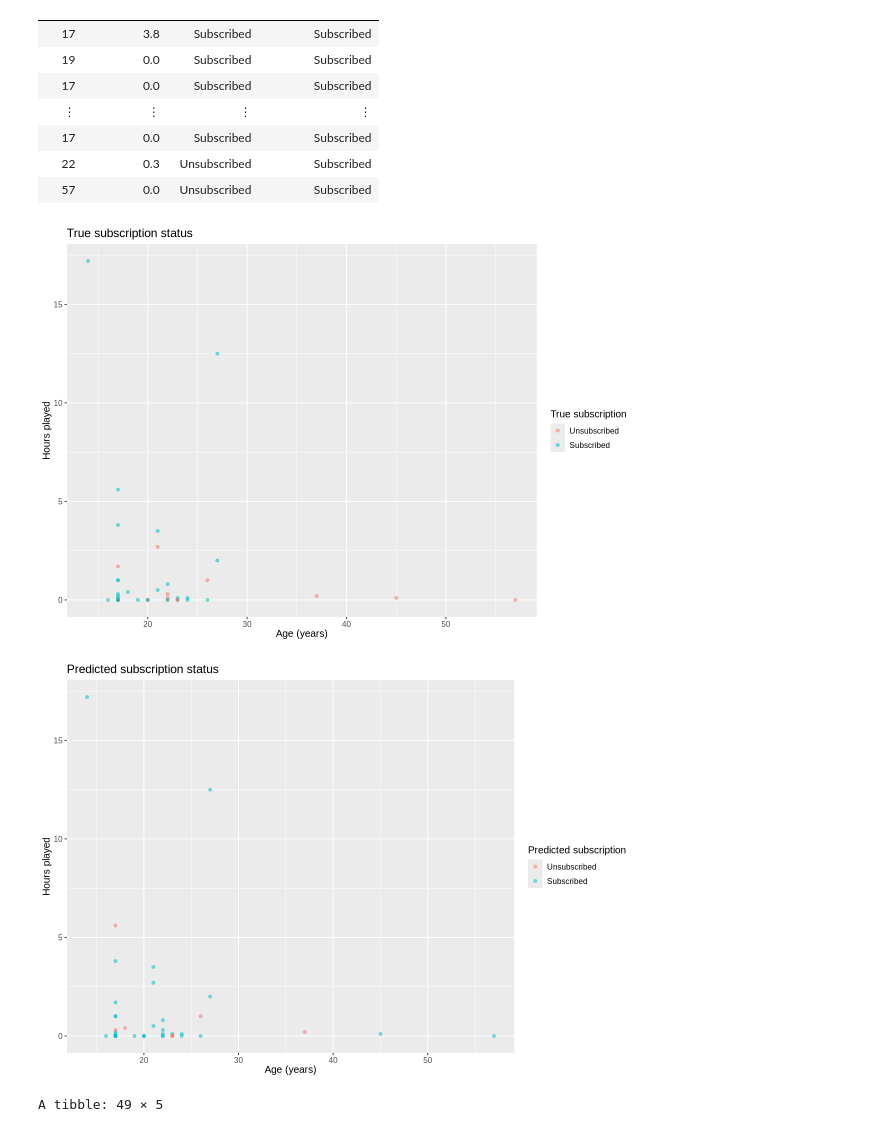
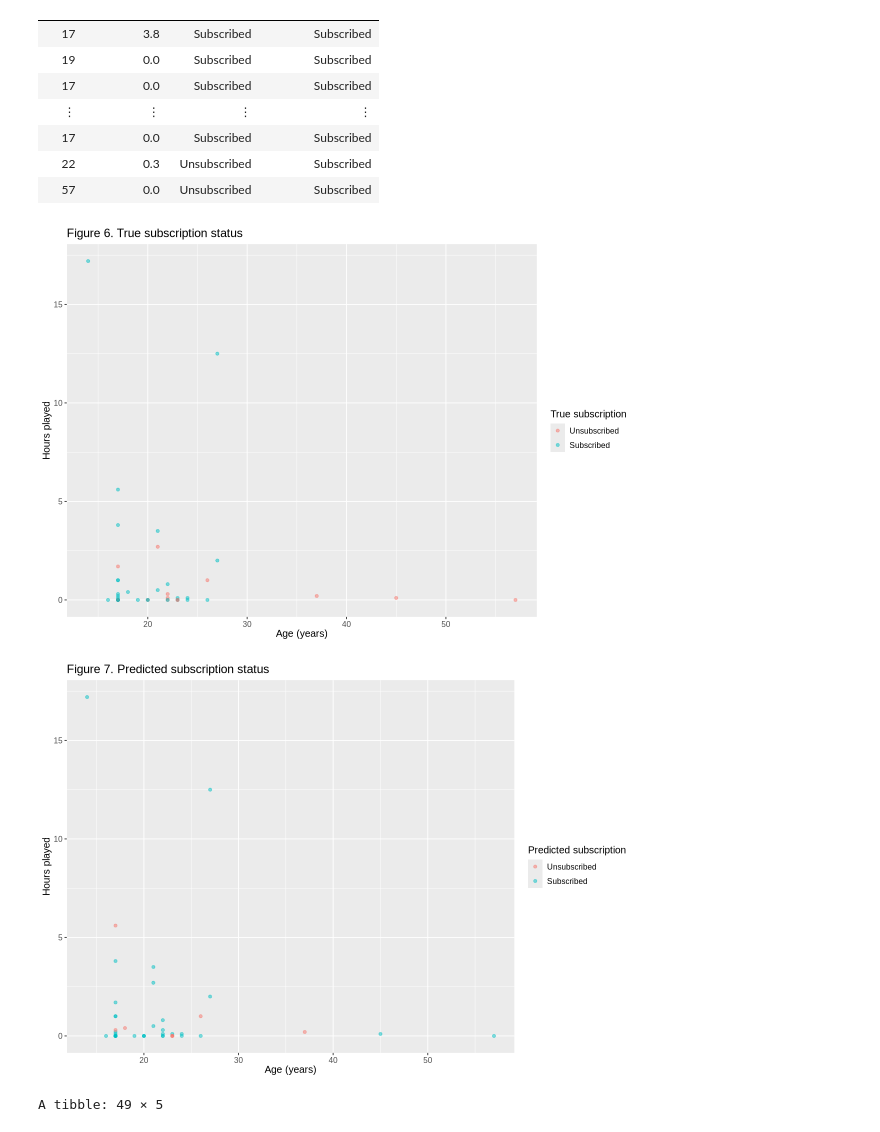
Before and after one commit to katelynteng/group_2_final_project, a Jupyter notebook: group_2_final_project.ipynb, the cells around one changed output. Cells and saved outputs as stored; diff of their text form; code cells hidden in the pictures.

```diff
--- a/group_2_final_project.ipynb
+++ b/group_2_final_project.ipynb
@@ -347,25 +364,25 @@ A tibble: 49 × 4
 # %%
 true_plot <- plot_data|>
 filter(played_hours<=25)|>
 ggplot(aes(x=Age,y=played_hours,color=true_subscribe))+
 geom_point(alpha=0.5)+
 labs(x="Age (years)", y="Hours played", color="True subscription")+
-ggtitle("True subscription status")+
+ggtitle("Figure 6. True subscription status")+
 theme(text=element_text(size=12))
 true_plot
 # %% [output]
-[figure, old version]
+[figure, new version]
 # %%
 pred_plot <- plot_data|>
 filter(played_hours<= 25)|>
 ggplot(aes(x=Age,y=played_hours,color=predicted_subscribe))+
 geom_point(alpha=0.5)+
 labs(x="Age (years)", y="Hours played", color="Predicted subscription")+
-ggtitle("Predicted subscription status")+
+ggtitle("Figure 7. Predicted subscription status")+
 theme(text=element_text(size=12))
 pred_plot
 # %% [output]
-[figure, old version]
+[figure, new version]
 # %%
 #Mutating dataset to include a column that describes whether the observation was correctly classified or not
 #Changed data type to factor, and renamed values to be more descriptive
```
Also changed, not shown: parts of 5 cells of this notebook.
